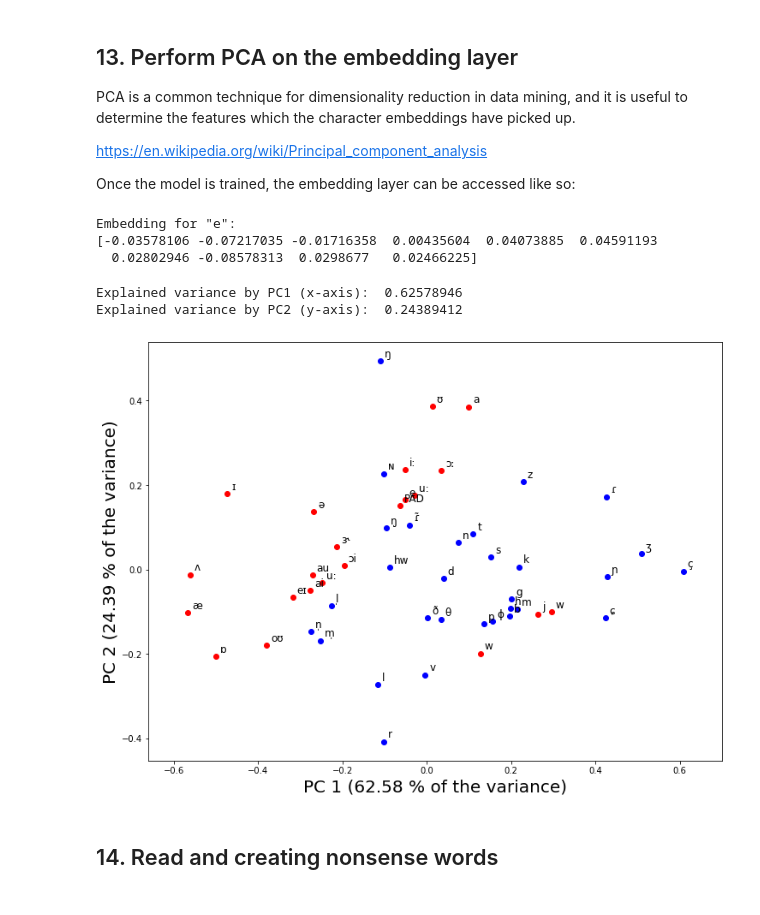
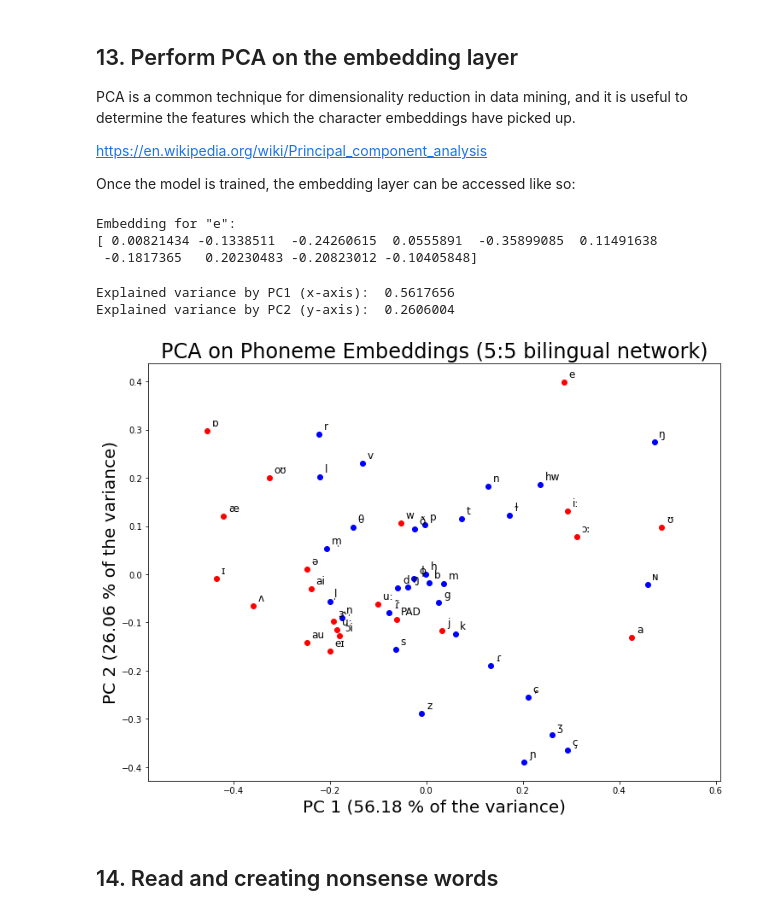
Before and after one commit to marcomzp/RNNs, a Jupyter notebook: BilingualEmbedding50eng50jp.ipynb, the cells around one changed output. Drawn from its saved outputs; the diff is of its cells as text; code cells hidden in the pictures.

Commit message:
added more networks

```diff
--- a/BilingualEmbedding50eng50jp.ipynb
+++ b/BilingualEmbedding50eng50jp.ipynb
@@ -85,5 +84,5 @@ If not, change the variable 'folder' to match the location of this notebook, and
 # %%
-folder = '/content/drive/MyDrive/RNNs/BilingualRNN/'
+folder = '/content/drive/MyDrive/RNNs/segments/BilingualRNN/'
 
 print(os.listdir(folder))
 # %% [output]
@@ -165,7 +164,7 @@ ipas = {
 
 	"H" : "hw",
 
-	"L" : "w",
+	"L" : "ɫ",
 	"l" : "l",
 	"7" : "l̩",
 
@@ -585,15 +587,13 @@ None
 
 The code below divides the corpus into train, valid, and test sets, and produces BatchGenerators to be used to train the network.
 # %%
-X_train, X_test = train_test_split(word_grid, test_size=0.3) # 30% test, %70 is training
+X_train, X_valid = train_test_split(word_grid, test_size=0.3) # 30% test, %70 is training
 
-X_train, X_valid = train_test_split(X_train, test_size=0.2) #20% of the training is validation
 
-train_gen = BatchGenerator(X_train, max_len, batch_size, len(char2id)) #batch size is 4000 (set before)
-valid_gen = BatchGenerator(X_valid, max_len, batch_size, len(char2id))
+valid_gen = BatchGenerator(X_valid, max_len, batch_size, len(char2id)) #batch size is 4000 (set before)
 
 
 print("Shape of training data:", X_train.shape) #shape is telling me how many words. 24 charcaters (two dimentions)
 print("Shape of validation data:", X_valid.shape)
-print("Shape of test data:", X_test.shape) #its not in the batch generator yet/
+print("Shape of test data:", X_valid.shape) #its not in the batch generator yet/
 # %% [output]
@@ -651,7 +651,7 @@ Data from the test set can be provided to the model to show its prediction. The
 
 Note that the phones in the output will look incoherent, but this is to be expected. For example, if the RNN has seen that a word begins with "n", there is no way to know for sure which phone should follow, however, that phone should be a vowel rather than a consonant. The neural network will be trained to notice patterns like these, even if it cannot predict a word perfectly.
 # %%
-prediction = model1.predict(X_test[:10]) #takes the first ten words of the test data, probabilities of the next
+prediction = model1.predict(X_valid[:10]) #takes the first ten words of the test data, probabilities of the next
 
 #in the print out, the inout and what is likely to come after
 
@@ -663,7 +663,7 @@ for i in range(10):
   # selects the largest value in the output vector as the prediction for the character
   am = np.argmax(prediction[i], axis=1)
   print("*" * 80)
-  print("input  >>", ' '.join([id2char[i] for i in X_test[i]]).replace("PAD", "_"))
+  print("input  >>", ' '.join([id2char[i] for i in X_valid[i]]).replace("PAD", "_"))
   print("output >>", ' '.join([id2char[i] for i in am]).replace("PAD", "_"))
 # %% [output]
 ********************************************************************************
@@ -701,8 +701,8 @@ example_char = "e"
 print("Embedding for \"{}\":\n{}".format(example_char, emb_layer[char2id[example_char]]))
 # %% [output]
 Embedding for "e":
-[-0.03578106 -0.07217035 -0.01716358  0.00435604  0.04073885  0.04591193
-  0.02802946 -0.08578313  0.0298677   0.02466225]
+[ 0.00821434 -0.1338511  -0.24260615  0.0555891  -0.35899085  0.11491638
+ -0.1817365   0.20230483 -0.20823012 -0.10405848]
 # %%
 pca = PCA()
 
@@ -710,36 +710,38 @@ pca.fit(emb_layer)
 
 print("Explained variance by PC1 (x-axis): ", pca.explained_variance_ratio_[0])
 print("Explained variance by PC2 (y-axis): ", pca.explained_variance_ratio_[1])
 
 
 trans_vects = pca.transform(emb_layer)
 
 char_labels = [phon2ipa(id2char[i]) for i in range(len(id2char))]
 
 plt.figure(figsize=(12, 9))
 
 for c, x, y in zip(char_labels, trans_vects[:,0], trans_vects[:,1]):
 
   color = "blue"
   if c == "END":
     continue
   if c in ['i:', 'e', 'w', 'j', 'a',  'ɪ', 'eɪ', 'æ',
            'ɒ',  'u:',  'ə',  'ʌ', 'u:', 'ʊ', 'ɔː', 'ai',  'ɔi',  'au',  'oʊ',
            'ɪ',  'ɝ', 'PAD']:
     color = "red"
 
   # print(c, x, y)
   plt.scatter(x, y, color=color)
   plt.text(x+0.01, y+0.01, c, fontsize=12)
 
+plt.title("PCA on Phoneme Embeddings (5:5 bilingual network)", fontsize=24)
+
 plt.xlabel("PC 1 ({:.2f} % of the variance)".format(pca.explained_variance_ratio_[0] * 100), fontsize=20)
 plt.ylabel("PC 2 ({:.2f} % of the variance)".format(pca.explained_variance_ratio_[1] * 100), fontsize=20)
 plt.axis('equal')
 plt.show()
 # %% [output]
-Explained variance by PC1 (x-axis):  0.62578946
-Explained variance by PC2 (y-axis):  0.24389412
+Explained variance by PC1 (x-axis):  0.5617656
+Explained variance by PC2 (y-axis):  0.2606004
-[figure, old version]
+[figure, new version]
 # %% [markdown]
 ## 14. Read and creating nonsense words
 # %%
```
Also changed, not shown: parts of 19 cells of this notebook, 10 other files.
